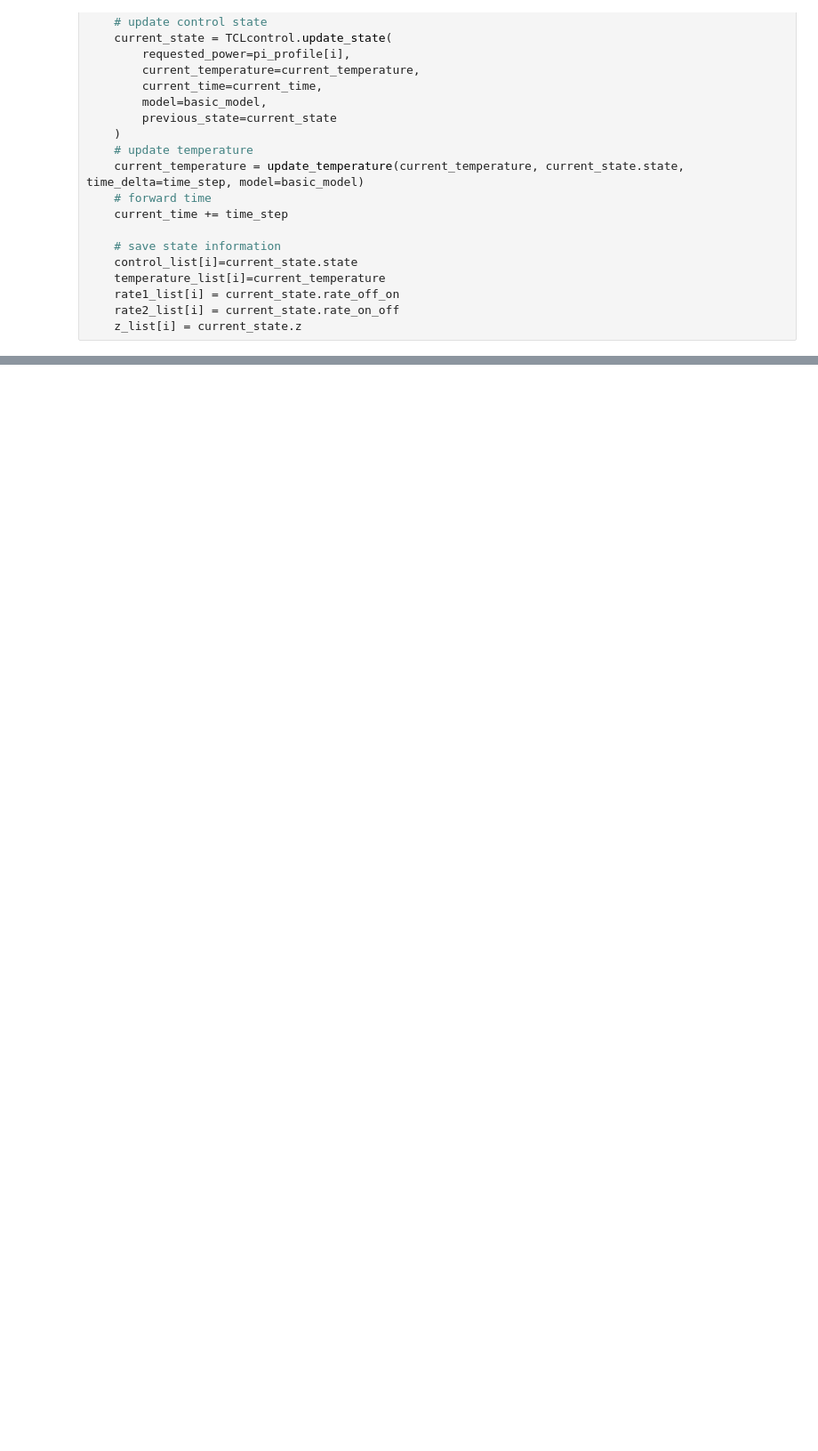
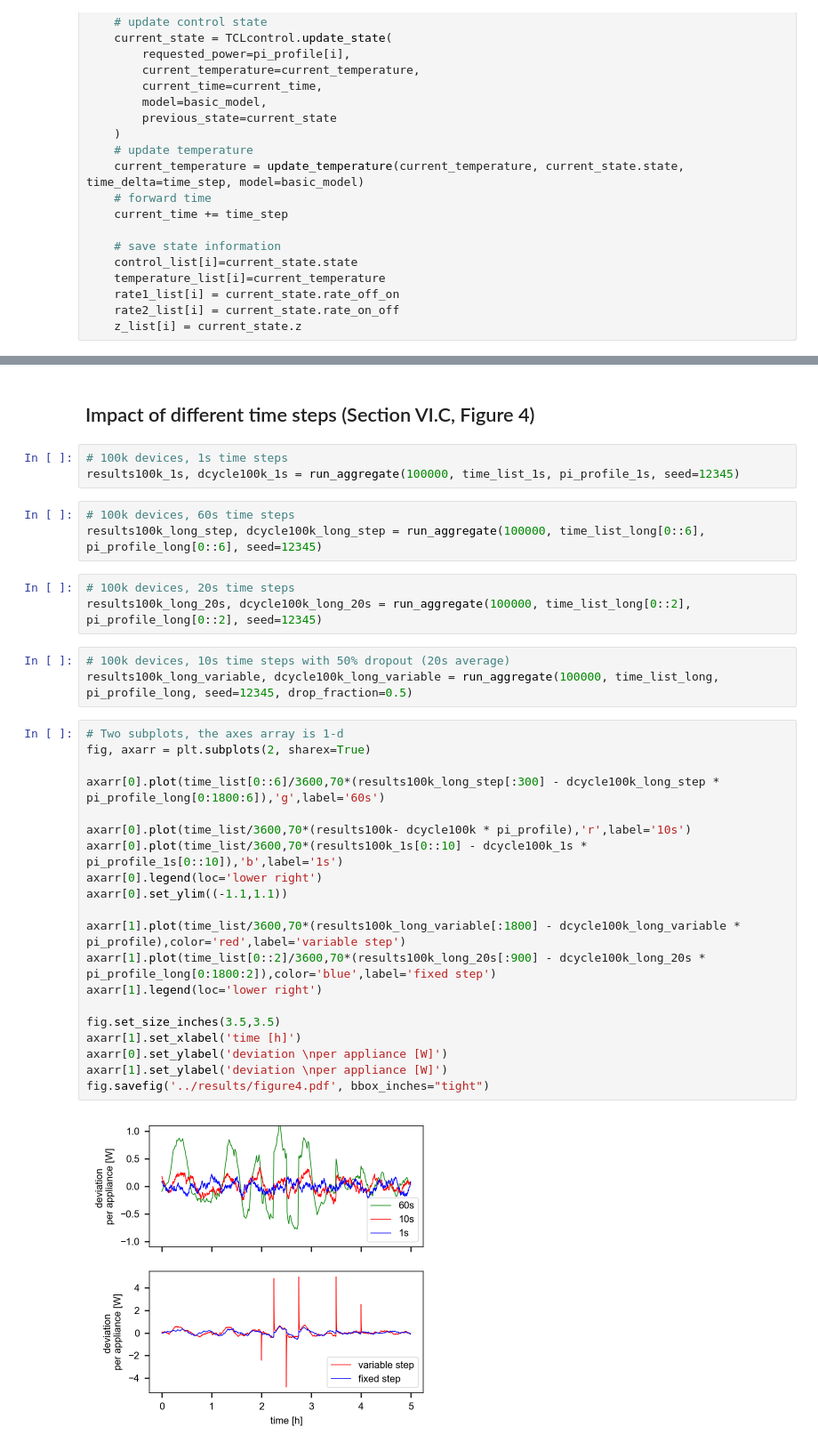
Before and after one commit to simontindemans/TCLcontrol, a Jupyter notebook: code/TCLcontrol_notebook.ipynb, the cells around one changed output, grey strips where cells are left out. Shown at 89% size. Saved outputs shown, nothing was run; the diff lists cells and outputs as text; blank space fills up the shorter version.

```diff
--- a/code/TCLcontrol_notebook.ipynb
+++ b/code/TCLcontrol_notebook.ipynb
@@ -244,0 +361,36 @@ fig.savefig('../results/multi_appliance.pdf', bbox_inches="tight")
+# %% [markdown]
+## Impact of different time steps (Section VI.C, Figure 4)
+# %%
+# 100k devices, 1s time steps
+results100k_1s, dcycle100k_1s = run_aggregate(100000, time_list_1s, pi_profile_1s, seed=12345)
+# %%
+# 100k devices, 60s time steps
+results100k_long_step, dcycle100k_long_step = run_aggregate(100000, time_list_long[0::6], pi_profile_long[0::6], seed=12345)
+# %%
+# 100k devices, 20s time steps
+results100k_long_20s, dcycle100k_long_20s = run_aggregate(100000, time_list_long[0::2], pi_profile_long[0::2], seed=12345)
+# %%
+# 100k devices, 10s time steps with 50% dropout (20s average)
+results100k_long_variable, dcycle100k_long_variable = run_aggregate(100000, time_list_long, pi_profile_long, seed=12345, drop_fraction=0.5)
+# %%
+# Two subplots, the axes array is 1-d
+fig, axarr = plt.subplots(2, sharex=True)
+
+axarr[0].plot(time_list[0::6]/3600,70*(results100k_long_step[:300] - dcycle100k_long_step * pi_profile_long[0:1800:6]),'g',label='60s')
+
+axarr[0].plot(time_list/3600,70*(results100k- dcycle100k * pi_profile),'r',label='10s')
+axarr[0].plot(time_list/3600,70*(results100k_1s[0::10] - dcycle100k_1s * pi_profile_1s[0::10]),'b',label='1s')
+axarr[0].legend(loc='lower right')
+axarr[0].set_ylim((-1.1,1.1))
+
+axarr[1].plot(time_list/3600,70*(results100k_long_variable[:1800] - dcycle100k_long_variable * pi_profile),color='red',label='variable step')
+axarr[1].plot(time_list[0::2]/3600,70*(results100k_long_20s[:900] - dcycle100k_long_20s * pi_profile_long[0:1800:2]),color='blue',label='fixed step')
+axarr[1].legend(loc='lower right')
+
+fig.set_size_inches(3.5,3.5)
+axarr[1].set_xlabel('time [h]')
+axarr[0].set_ylabel('deviation \nper appliance [W]')
+axarr[1].set_ylabel('deviation \nper appliance [W]')
+fig.savefig('../results/figure4.pdf', bbox_inches="tight")
+# %% [output]
+[figure, added]
```
Also changed, not shown: parts of 69 cells of this notebook, 1 other file.
